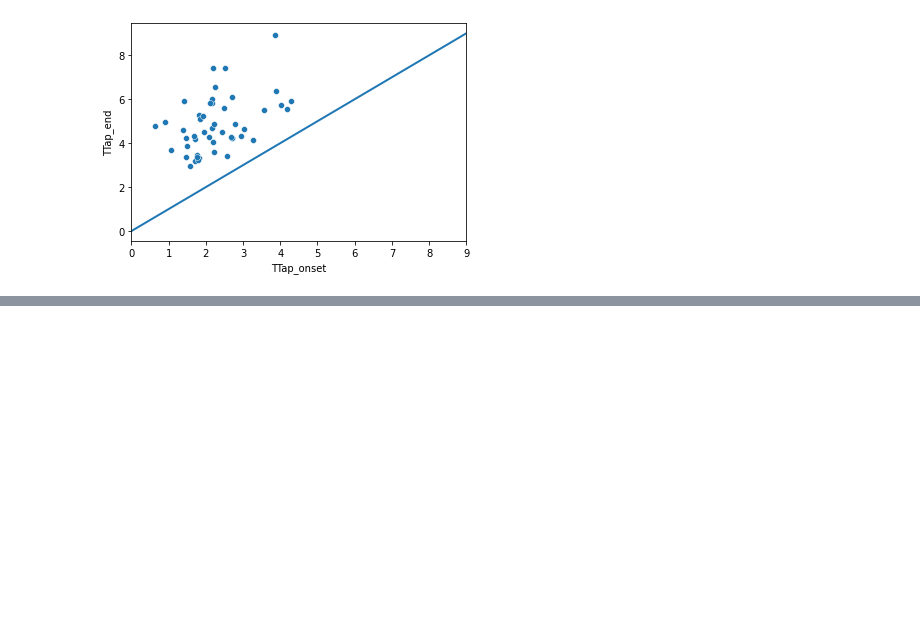
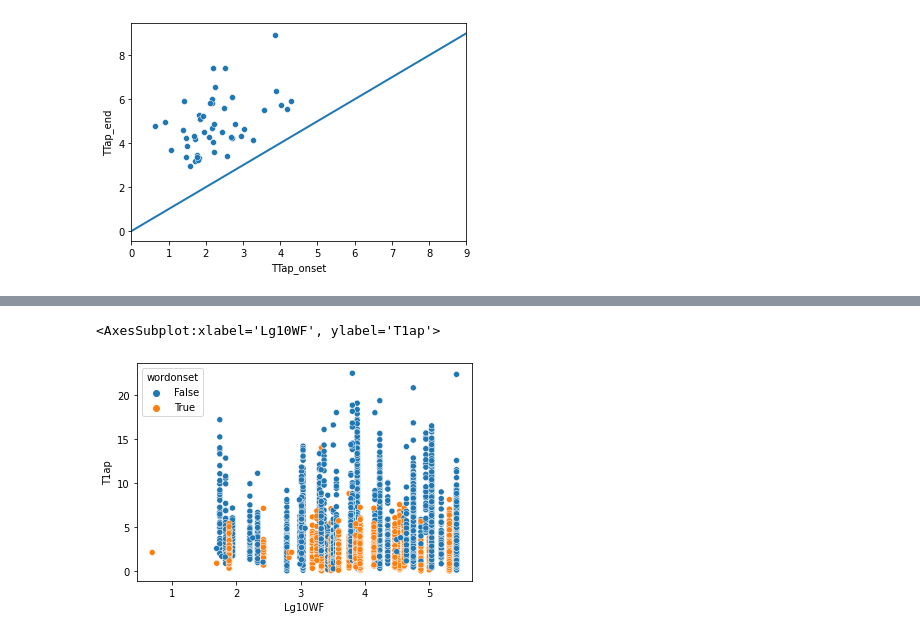
Before and after one commit to susanlinucb/Ling113S22_Unit3xrmb, a Jupyter notebook: Unit3_laterals.ipynb, the cells around one changed output, grey strips where cells are left out. Drawn from its saved outputs; the diff is of its cells as text; code cells hidden in the pictures; blank space fills up the shorter version.

```diff
--- a/Unit3_laterals.ipynb
+++ b/Unit3_laterals.ipynb
@@ -462,0 +469,3 @@ We might also wonder about lexical frequency....
+# %%
+freqdf = pd.read_table('./SUBTLEXus74286wordstextversion.txt')
+freqdf.head(10)
@@ -462,0 +487,4 @@ We might also wonder about lexical frequency....
+# %%
+freqdf['wordlc']=freqdf.Word.apply(lambda x: x.lower() if type(x)==str else x)
+lsummarydf['wordlc']=lsummarydf.word.apply(lambda x: x.lower())
+lsummarydf.head()
@@ -462,0 +501,3 @@ We might also wonder about lexical frequency....
+# %%
+lsummarydf = lsummarydf.merge(freqdf,left_on='wordlc',right_on='wordlc')
+lsummarydf.head()
@@ -462,0 +512,5 @@ We might also wonder about lexical frequency....
+# %%
+sns.scatterplot(x='Lg10WF', y='T1ap', data=lsummarydf, hue='wordonset')
+# %% [output]
+<AxesSubplot:xlabel='Lg10WF', ylabel='T1ap'>
+[figure, added]
```
Also changed, not shown: parts of 10 cells of this notebook.
